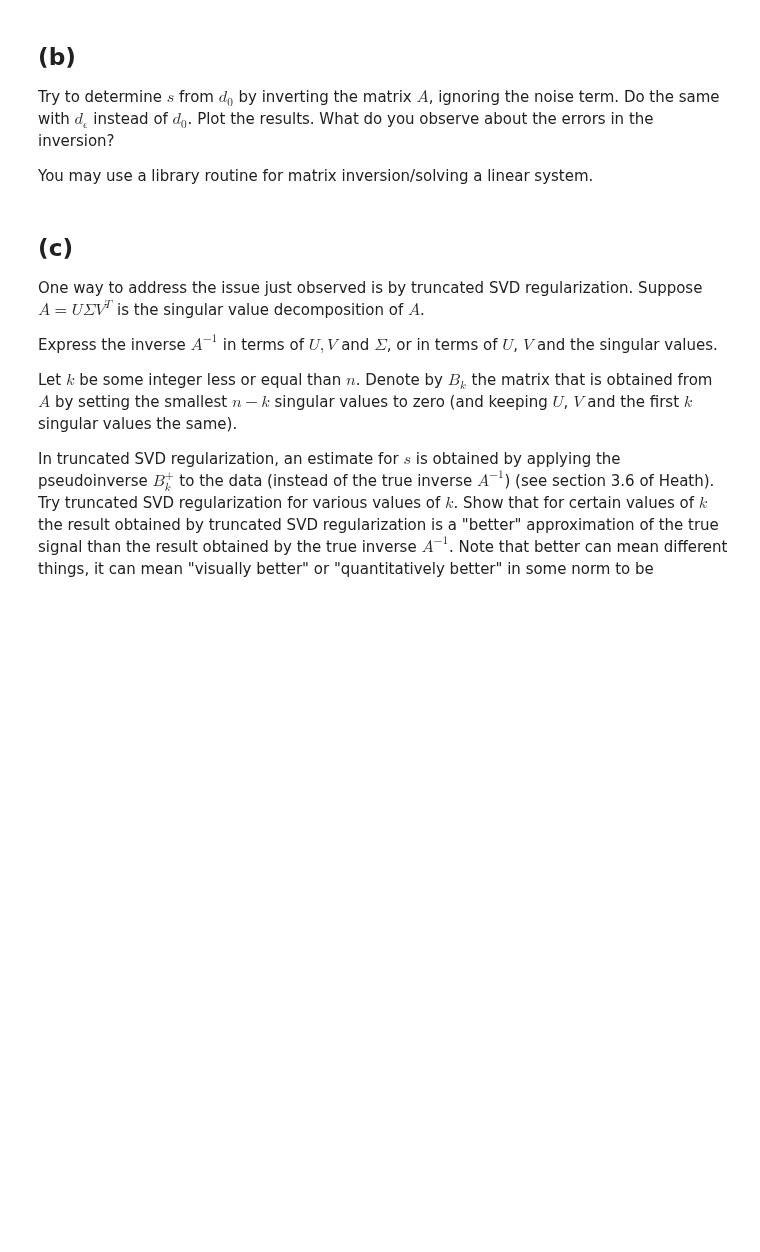
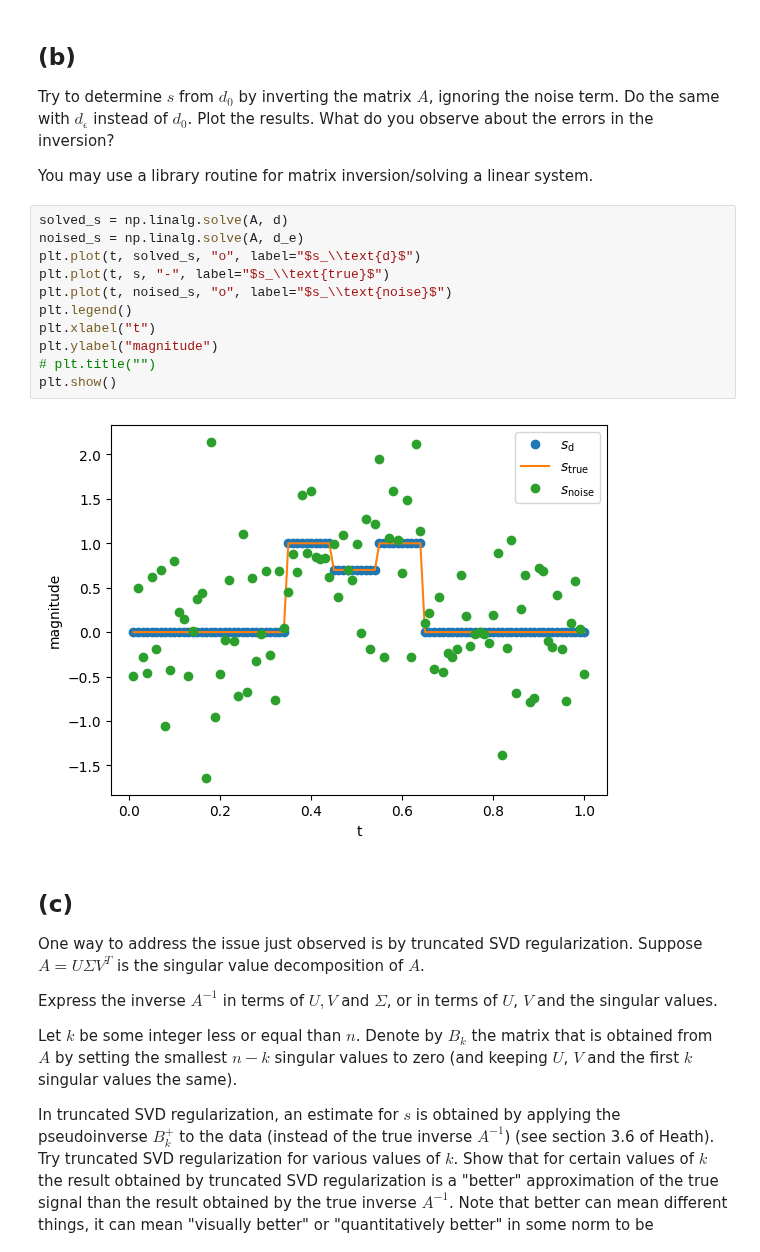
Before and after one commit to pluumenbrownie/numalgos, a Jupyter notebook: hw2.ipynb, the cells around one changed output. Saved outputs shown, nothing was run; the diff lists cells and outputs as text; blank space fills up the shorter version.

```diff
--- a/hw2.ipynb
+++ b/hw2.ipynb
@@ -192,6 +192,19 @@ Try to determine $s$ from $d_0$ by inverting the matrix $A$, ignoring the noise
 Do the same with $d_\epsilon$ instead of $d_0$. Plot the results. What do you observe about the errors in the inversion?
 
 You may use a library routine for matrix inversion/solving a linear system.
+# %%
+solved_s = np.linalg.solve(A, d)
+noised_s = np.linalg.solve(A, d_e)
+plt.plot(t, solved_s, "o", label="$s_\\text{d}$")
+plt.plot(t, s, "-", label="$s_\\text{true}$")
+plt.plot(t, noised_s, "o", label="$s_\\text{noise}$")
+plt.legend()
+plt.xlabel("t")
+plt.ylabel("magnitude")
+# plt.title("")
+plt.show()
+# %% [output]
+[figure, added]
 # %% [markdown]
 ## (c)
 One way to address the issue just observed is by truncated SVD regularization. Suppose $A = U \Sigma V^T$ is the singular value decomposition of $A$.
```
Also changed, not shown: parts of 1 cell of this notebook.
